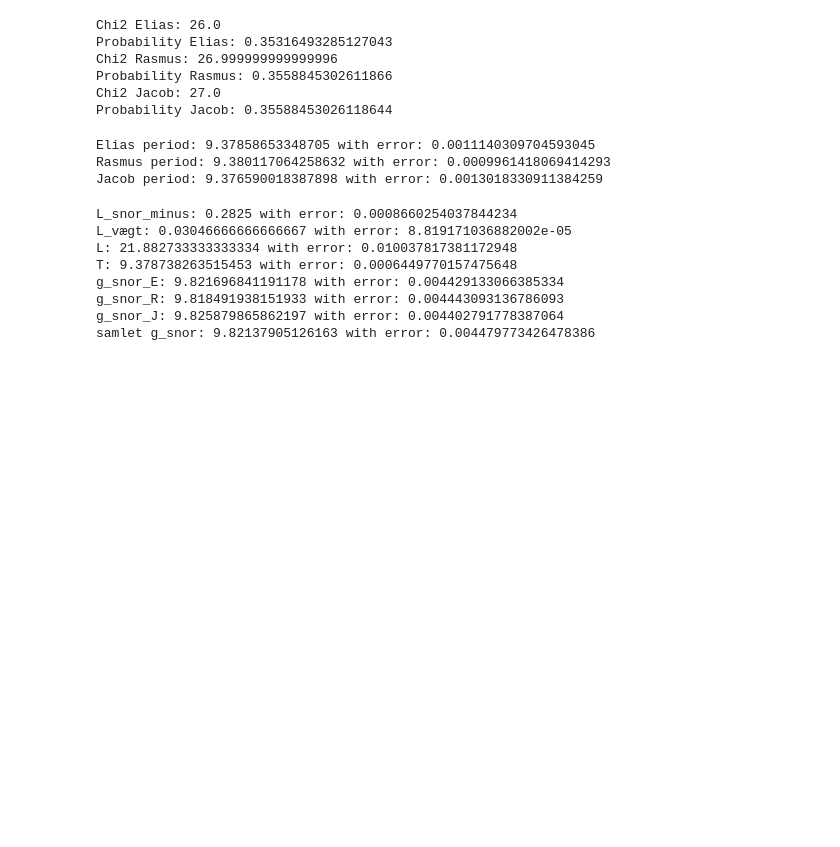
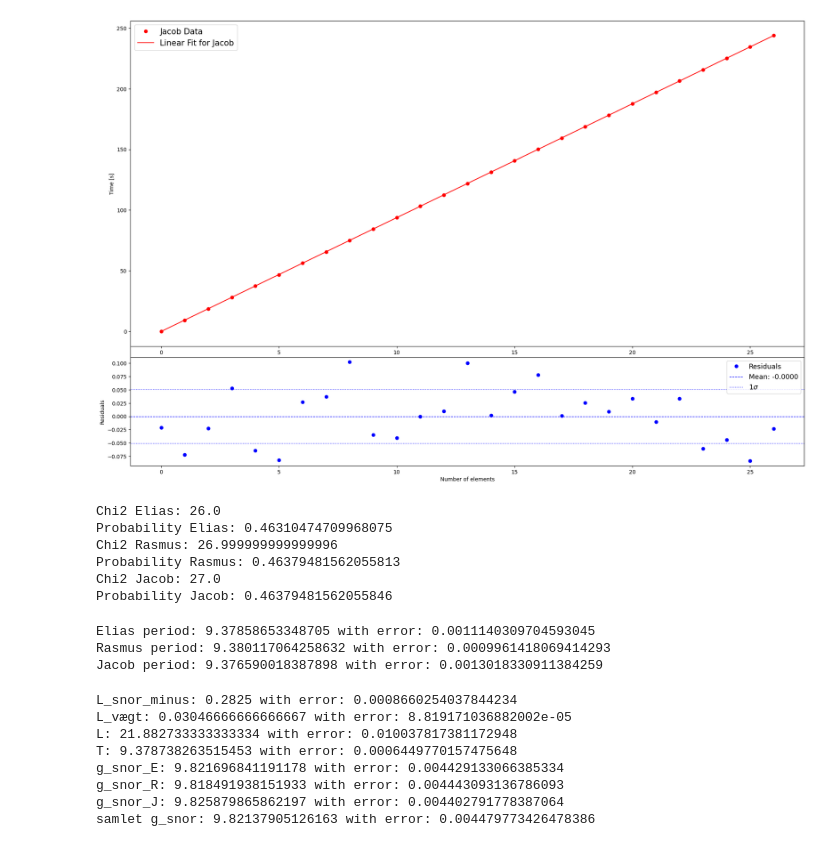
Before and after one commit to EliasBS/AppStat2024, a Jupyter notebook: Project/Pendulum/Data/DataBehandling.ipynb, the cells around one changed output. Saved outputs shown, nothing was run; the diff lists cells and outputs as text; code cells hidden in the pictures; blank space fills up the shorter version.

```diff
--- a/Project/Pendulum/Data/DataBehandling.ipynb
+++ b/Project/Pendulum/Data/DataBehandling.ipynb
@@ -180,29 +221,68 @@ plt.show()
+# %%
+J_popt, pcov_J = curvefit(J_idx, J_time, error_J*np.ones(len(J_time)))
+
+fig, ax = plt.subplots(figsize=(18, 12))
+ax.set_yticklabels([])
+ax.set_yticks([])
+ax.set_xticklabels([])
+ax.set_xticks([])
+gs = fig.add_gridspec(2, height_ratios=[3, 1], hspace=0.05)
+
+error_J_res = error_J*np.sqrt(len(J_res))
+
+# Main plot (data and fit)
+ax1 = fig.add_subplot(gs[0])
+ax1.plot(J_idx, J_time, 'ro', label='Jacob Data')
+ax1.plot(J_idx, line(J_idx, *J_popt), 'r-', label='Linear Fit for Jacob')
+
+ax1.set(ylabel = 'Time [s]', xlabel = 'Number of completed periods')
+ax1.legend(loc='upper left', fontsize = 15)
+# ax1.set_xticklabels([])  # Hide x-axis labels for the
+
+# Residuals plot
+ax2 = fig.add_subplot(gs[1], sharex = ax1)
+ax2.plot(J_idx, J_res, 'bo', label='Residuals')
+
+ax2.set_xlabel('Number of elements')
+ax2.set_ylabel('Residuals')
+ax2.axhline(np.mean(J_res) , color='blue', linestyle='--', linewidth=1, label='Mean: %.4f' % np.mean(J_res))
+ax2.axhline(error_J_res, color='blue', linestyle=':', linewidth=1, label='1$\sigma$')
+ax2.axhline(-error_J_res, color='blue', linestyle=':', linewidth=1)
+#ax2.set_yticklabels([])
+#ax2.set_yticks([])
+ax2.legend(loc='upper right', fontsize = 13)
+
+plt.tight_layout()
+plt.savefig('Jacob_residual.png')
+plt.show()
+# %% [output]
+[figure, added]
 # %%
 #Chi2 on the residuals
 def chi2(mean, residual, error):
     return np.sum((mean - residual)**2 / error**2)
 
 chi2_E = chi2(np.mean(E_res), E_res, error_E_res)
-prob_E = stats.chi2.sf(chi2_E, len(E_res)-2)
+prob_E = stats.chi2.sf(chi2_E, len(E_res))
 print('Chi2 Elias:', chi2_E)
 print('Probability Elias:', prob_E)
 
 chi2_R = chi2(np.mean(R_res), R_res, error_R_res)
-prob_R = stats.chi2.sf(chi2_R, len(R_res)-2)
+prob_R = stats.chi2.sf(chi2_R, len(R_res))
 print('Chi2 Rasmus:', chi2_R)
 print('Probability Rasmus:', prob_R)
 
 chi2_J = chi2(np.mean(J_res), J_res, error_J_res)
-prob_J = stats.chi2.sf(chi2_J, len(J_res)-2)
+prob_J = stats.chi2.sf(chi2_J, len(J_res))
 print('Chi2 Jacob:', chi2_J)
 print('Probability Jacob:', prob_J)
 # %% [output]
 Chi2 Elias: 26.0
-Probability Elias: 0.35316493285127043
+Probability Elias: 0.46310474709968075
 Chi2 Rasmus: 26.999999999999996
-Probability Rasmus: 0.3558845302611866
+Probability Rasmus: 0.46379481562055813
 Chi2 Jacob: 27.0
-Probability Jacob: 0.35588453026118644
+Probability Jacob: 0.46379481562055846
 # %%
 
 
```
Also changed, not shown: parts of 5 cells of this notebook, 4 other files.
